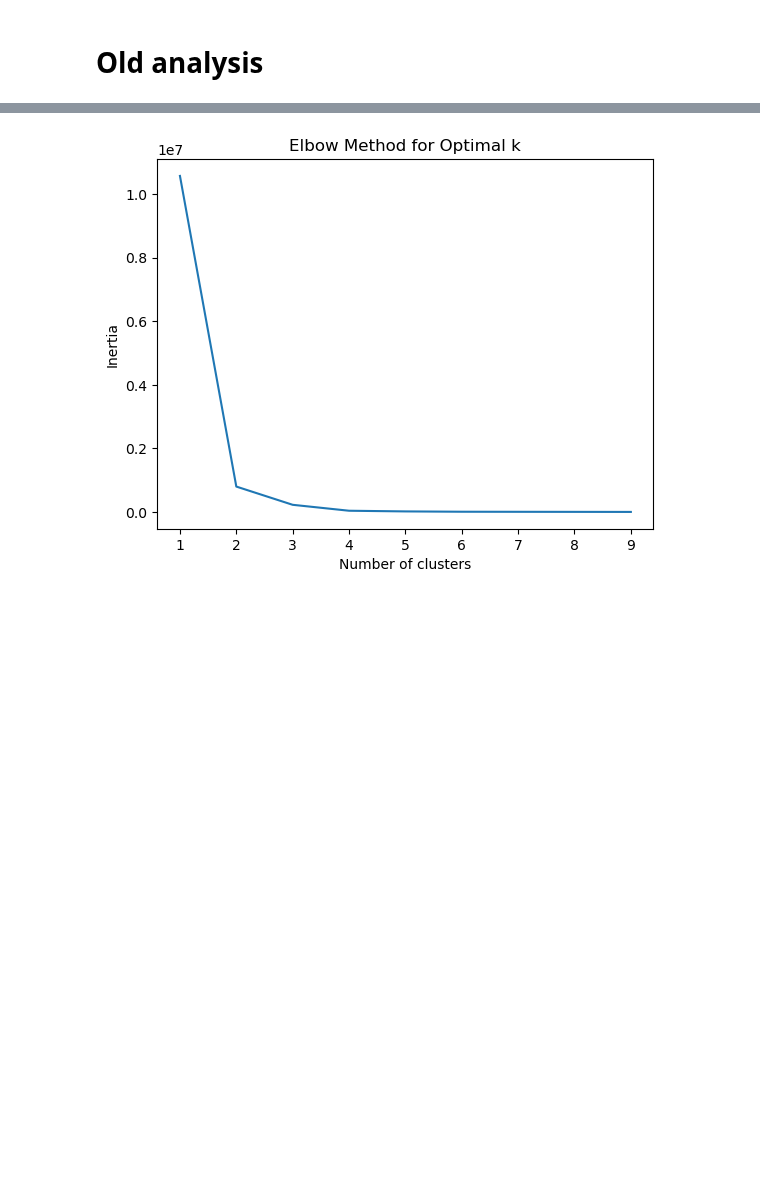
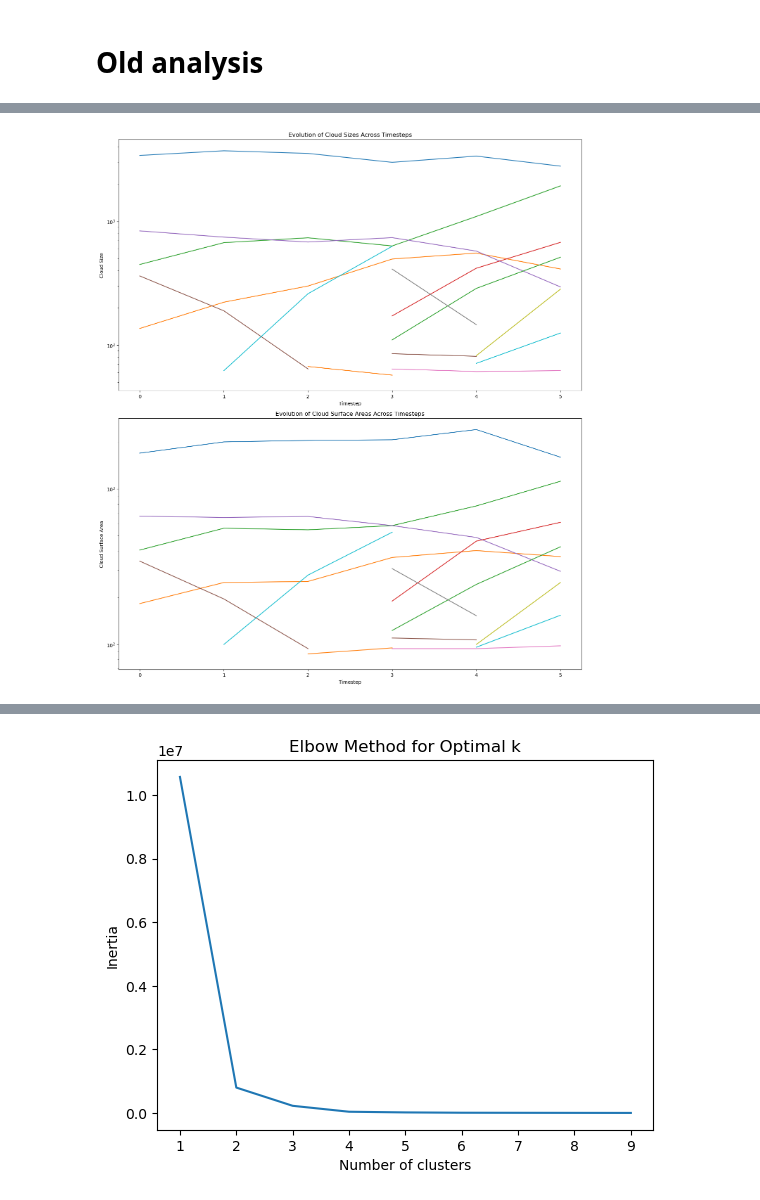
Before and after one commit to jurezgubic/CloudTracking, a Jupyter notebook: analysis/output_analysis.ipynb, the cells around one changed output, grey strips where cells are left out. Cells and saved outputs as stored; diff of their text form; code cells hidden in the pictures; blank space fills up the shorter version.

```diff
--- a/analysis/output_analysis.ipynb
+++ b/analysis/output_analysis.ipynb
@@ -69,0 +23,47 @@ print (cloud_sizes)
+# %%
+from netCDF4 import Dataset
+import matplotlib.pyplot as plt
+import numpy as np
+
+nc_file = '../cloud_results.nc'  # Replace with the actual path to your NetCDF file
+
+dataset = Dataset(nc_file, 'r')
+
+# Read cloud sizes and surface areas
+cloud_sizes = dataset.variables['size'][:].T  # Transpose to get shape (timesteps, clouds)
+cloud_surface_areas = dataset.variables['surface_area'][:].T  # Similarly for surface areas
+
+# Number of timesteps and clouds
+num_timesteps = cloud_sizes.shape[0]
+num_clouds = cloud_sizes.shape[1]
+
+# Set up the figure and axes
+fig, axes = plt.subplots(2, 1, figsize=(14, 16))  # Two plots
+
+# Plot for cloud sizes
+for cloud_idx in range(num_clouds):
+    size_evolution = cloud_sizes[:, cloud_idx]
+    # Plot the evolution of sizes
+    axes[0].plot(range(num_timesteps), size_evolution, label=f'Cloud {cloud_idx+1}')
+axes[0].set_yscale('log')  # Use log scale for cloud sizes
+axes[0].set_xlabel('Timestep')
+axes[0].set_ylabel('Cloud Size')
+axes[0].set_title('Evolution of Cloud Sizes Across Timesteps')
+
+# Plot for surface areas
+for cloud_idx in range(num_clouds):
+    surface_area_evolution = cloud_surface_areas[:, cloud_idx]
+    # Plot the evolution of surface areas
+    axes[1].plot(range(num_timesteps), surface_area_evolution, label=f'Cloud {cloud_idx+1}')
+axes[1].set_yscale('log')  # Use log scale for surface areas
+axes[1].set_xlabel('Timestep')
+axes[1].set_ylabel('Cloud Surface Area')
+axes[1].set_title('Evolution of Cloud Surface Areas Across Timesteps')
+
+plt.tight_layout()  # Adjust layout to not overlap
+#plt.legend()
+plt.show()
+
+dataset.close()
+# %% [output]
+[figure, added]
```
Also changed, not shown: parts of 4 cells of this notebook, 5 other files.
